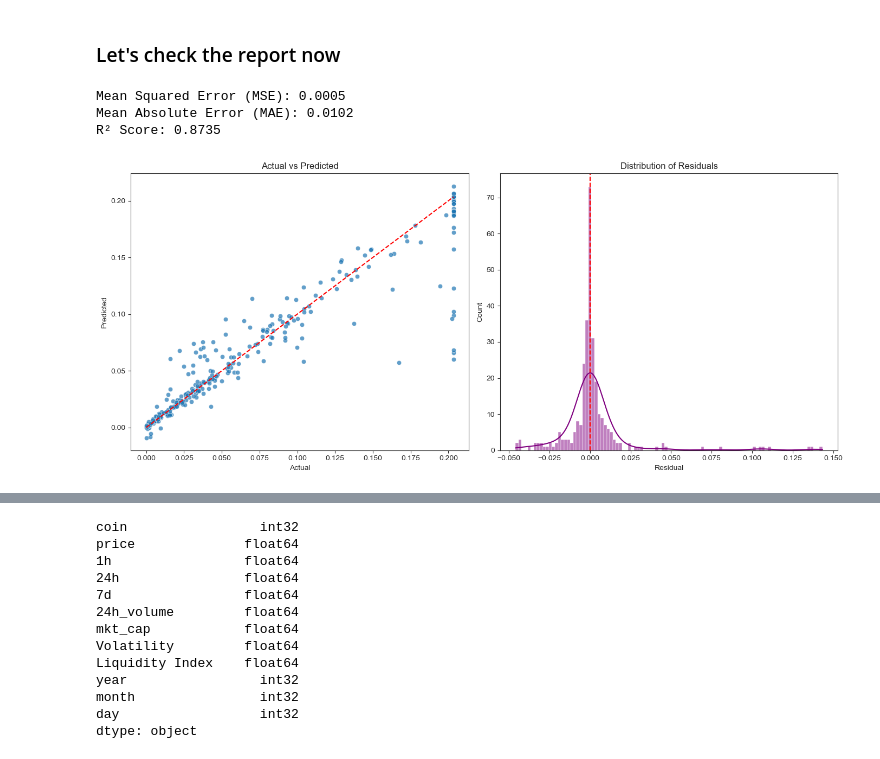
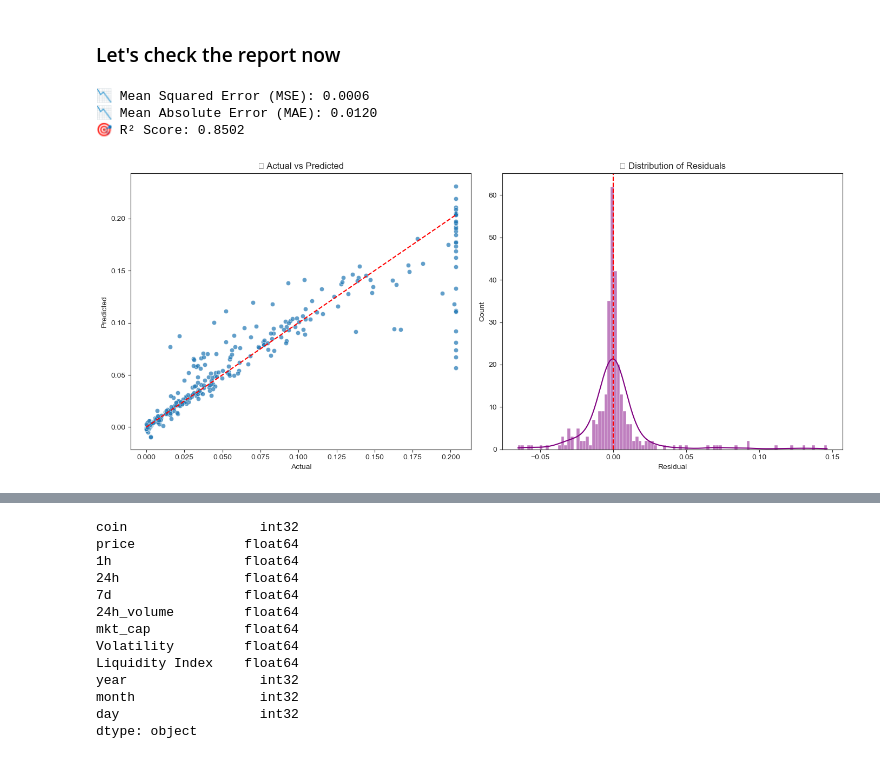
Before and after one commit to Gauravsin522/Cryptocurrency, a Jupyter notebook: notebook/Cryptocurrency Liquidity Prediction for Market Stability.ipynb, the cells around one changed output, grey strips where cells are left out. Drawn from its saved outputs; the diff is of its cells as text; code cells hidden in the pictures.

```diff
--- a/notebook/Cryptocurrency Liquidity Prediction for Market Stability.ipynb
+++ b/notebook/Cryptocurrency Liquidity Prediction for Market Stability.ipynb
@@ -1188,64 +1202,66 @@ Scikit-learn version: 1.3.2
 # %% [markdown]
 ### So we got our best parameters. Let's now train the model with those parameters.
 # %%
-best_xg_model =XGBRegressor(
-    n_estimators=xgb_cv.best_params_['n_estimators'],
-    learning_rate=xgb_cv.best_params_['learning_rate'],
-    max_depth=xgb_cv.best_params_['max_depth'],
-    subsample=xgb_cv.best_params_['subsample'],
-    colsample_bytree=xgb_cv.best_params_['colsample_bytree'],
+best_cat_model = CatBoostRegressor(
+    iterations=catboost_cv.best_params_['iterations'],
+    learning_rate=catboost_cv.best_params_['learning_rate'],
+    depth=catboost_cv.best_params_['depth'],
+    subsample=catboost_cv.best_params_['subsample'],
+    colsample_bylevel=catboost_cv.best_params_['colsample_bylevel'],
     random_state=42,
+    verbose=0
 )
 # %% [markdown]
 ### Let's check the report now
 # %%
+from catboost import CatBoostRegressor
 from sklearn.metrics import mean_squared_error, mean_absolute_error, r2_score
 import matplotlib.pyplot as plt
 import seaborn as sns
 
-# Ensure best_xg_model is used as the trained model
-best_model = best_xg_model
+# Use the best CatBoost model
+best_model = best_cat_model
 
 # Fit the model on the training data
 best_model.fit(X_train, y_train)
 
 # Predict on the test set
 y_pred = best_model.predict(X_test)
 
-# Calculate evaluation metrics
+# Evaluation metrics
 mse = mean_squared_error(y_test, y_pred)
 mae = mean_absolute_error(y_test, y_pred)
 r2 = r2_score(y_test, y_pred)
 
-print(f"Mean Squared Error (MSE): {mse:.4f}")
-print(f"Mean Absolute Error (MAE): {mae:.4f}")
-print(f"R² Score: {r2:.4f}")
+print(f"📉 Mean Squared Error (MSE): {mse:.4f}")
+print(f"📉 Mean Absolute Error (MAE): {mae:.4f}")
+print(f"🎯 R² Score: {r2:.4f}")
 
-# Plot Actual vs Predicted
+# Visualization - Actual vs Predicted
 plt.figure(figsize=(14, 6))
 
 plt.subplot(1, 2, 1)
 sns.scatterplot(x=y_test, y=y_pred, alpha=0.7)
 plt.plot([y_test.min(), y_test.max()], [y_test.min(), y_test.max()], 'r--')
 plt.xlabel("Actual")
 plt.ylabel("Predicted")
-plt.title("Actual vs Predicted")
+plt.title("🔍 Actual vs Predicted")
 
-# Residuals
+# Visualization - Residuals
 plt.subplot(1, 2, 2)
 residuals = y_test - y_pred
 sns.histplot(residuals, kde=True, color='purple')
 plt.axvline(0, color='red', linestyle='--')
-plt.title("Distribution of Residuals")
+plt.title("🧮 Distribution of Residuals")
 plt.xlabel("Residual")
 
 plt.tight_layout()
 plt.show()
 # %% [output]
-Mean Squared Error (MSE): 0.0005
-Mean Absolute Error (MAE): 0.0102
-R² Score: 0.8735
+📉 Mean Squared Error (MSE): 0.0006
+📉 Mean Absolute Error (MAE): 0.0120
+🎯 R² Score: 0.8502
-[figure, old version]
+[figure, new version]
 # %% [markdown]
 # 🌟 Model Performance Report 🌟
 
```
Also changed, not shown: parts of 9 cells of this notebook, 17 other files.
